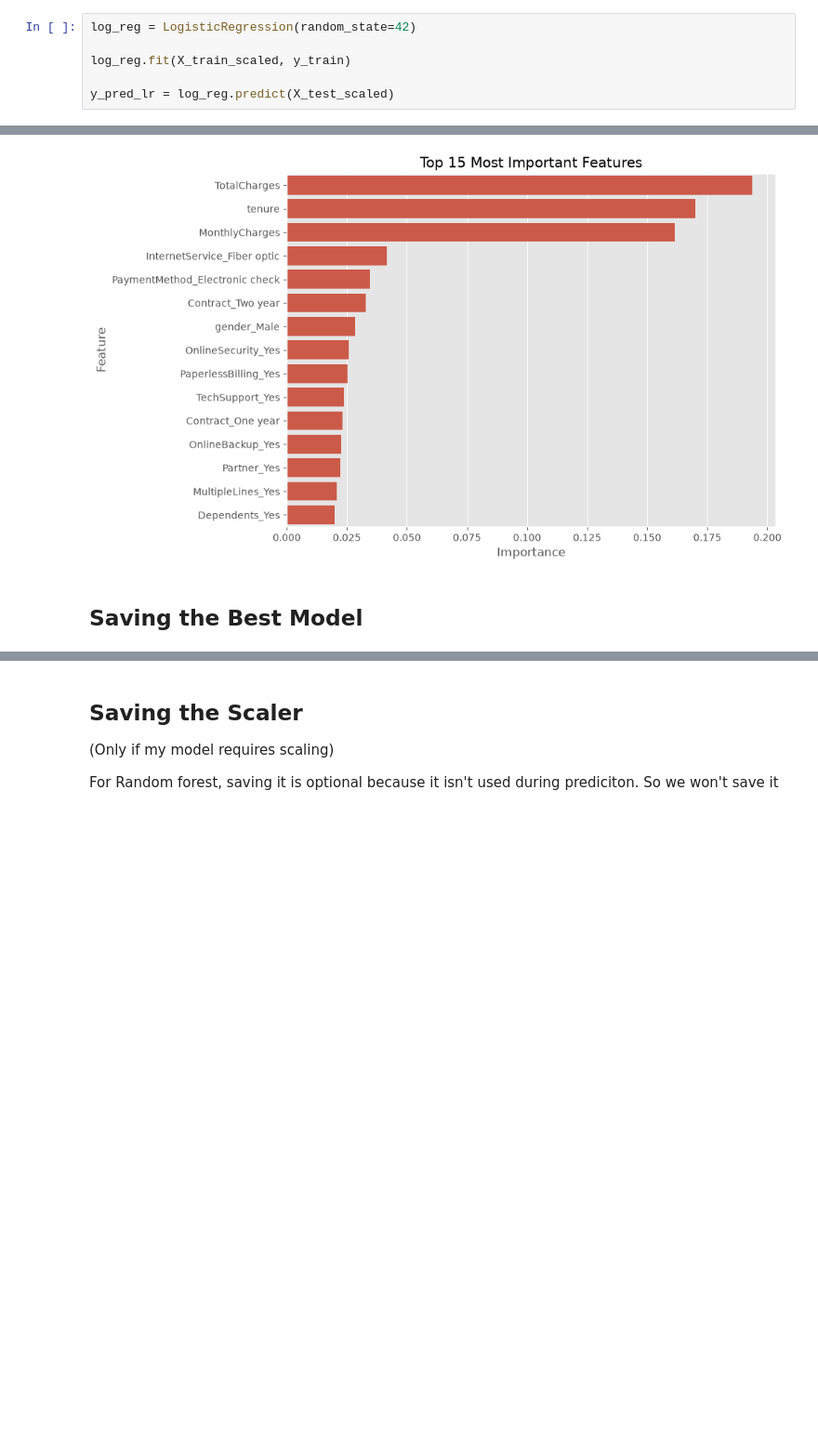
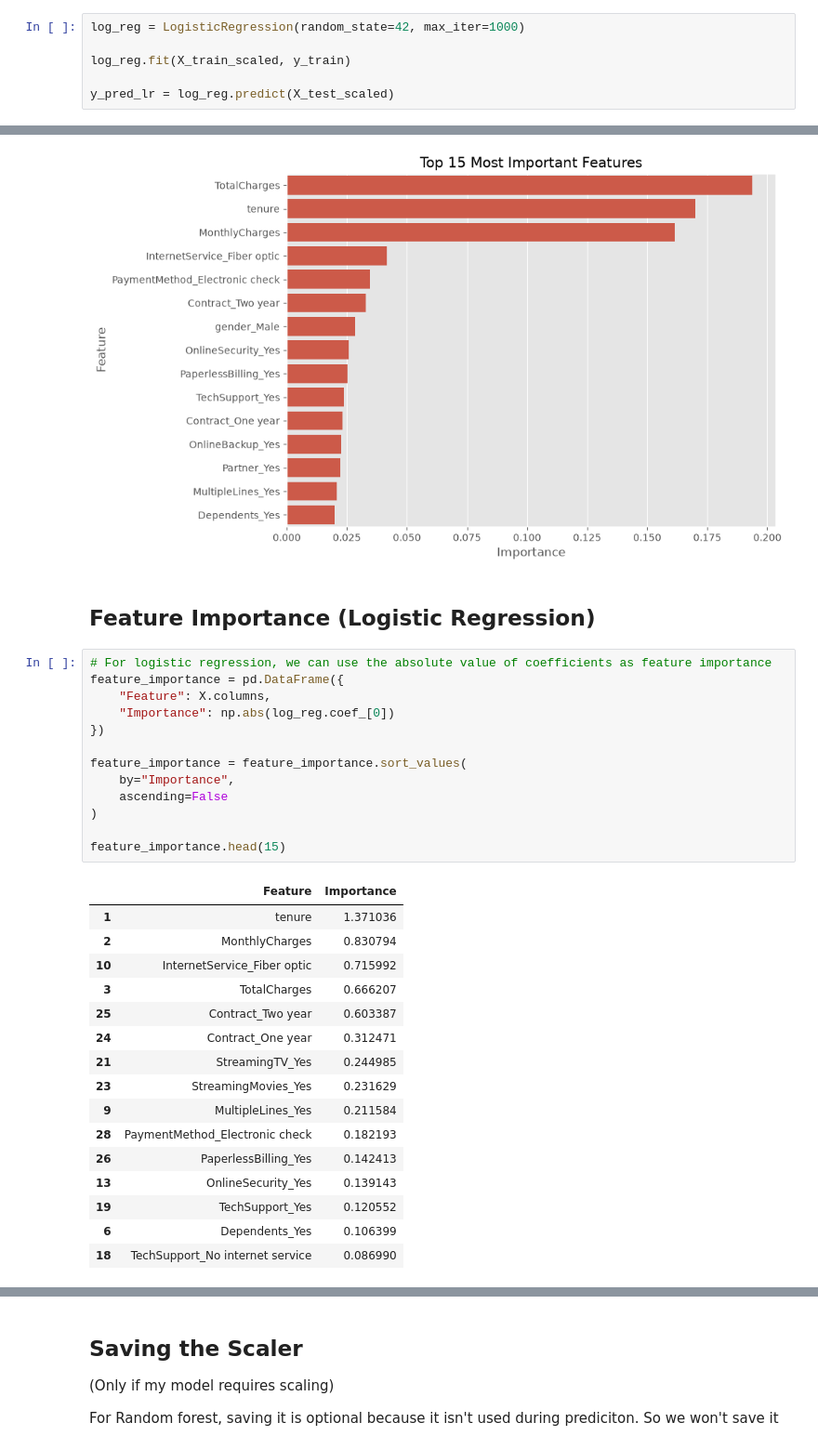
Before and after one commit to Sudeeppp-Mishra/Customer-Churn-Prediction, a Jupyter notebook: notebooks/customer_churn_prediction.ipynb, the cells around one changed output, grey strips where cells are left out. Shown at 93% size. Saved outputs shown, nothing was run; the diff lists cells and outputs as text; blank space fills up the shorter version.

```diff
--- a/notebooks/customer_churn_prediction.ipynb
+++ b/notebooks/customer_churn_prediction.ipynb
@@ -1332,7 +1331,7 @@ Why?
 
 It is one of the most commonly used baseline model for binary classification.
 # %%
-log_reg = LogisticRegression(random_state=42)
+log_reg = LogisticRegression(random_state=42, max_iter=1000)
 
 log_reg.fit(X_train_scaled, y_train)
 
@@ -1755,5 +1754,35 @@ plt.savefig(
 plt.show()
 # %% [output]
 [figure]
-# %% [markdown]
-## Saving the Best Model
+# %% [markdown]
+## Feature Importance (Logistic Regression)
+# %%
+# For logistic regression, we can use the absolute value of coefficients as feature importance
+feature_importance = pd.DataFrame({
+    "Feature": X.columns,
+    "Importance": np.abs(log_reg.coef_[0])
+})
+
+feature_importance = feature_importance.sort_values(
+    by="Importance",
+    ascending=False
+)
+
+feature_importance.head(15)
+# %% [output]
+|  | Feature | Importance |
+| 1 | tenure | 1.371036 |
+| 2 | MonthlyCharges | 0.830794 |
+| 10 | InternetService_Fiber optic | 0.715992 |
+| 3 | TotalCharges | 0.666207 |
+| 25 | Contract_Two year | 0.603387 |
+| 24 | Contract_One year | 0.312471 |
+| 21 | StreamingTV_Yes | 0.244985 |
+| 23 | StreamingMovies_Yes | 0.231629 |
+| 9 | MultipleLines_Yes | 0.211584 |
+| 28 | PaymentMethod_Electronic check | 0.182193 |
+| 26 | PaperlessBilling_Yes | 0.142413 |
+| 13 | OnlineSecurity_Yes | 0.139143 |
+| 19 | TechSupport_Yes | 0.120552 |
+| 6 | Dependents_Yes | 0.106399 |
+| 18 | TechSupport_No internet service | 0.086990 |
```
Also changed, not shown: parts of 3 cells of this notebook.
